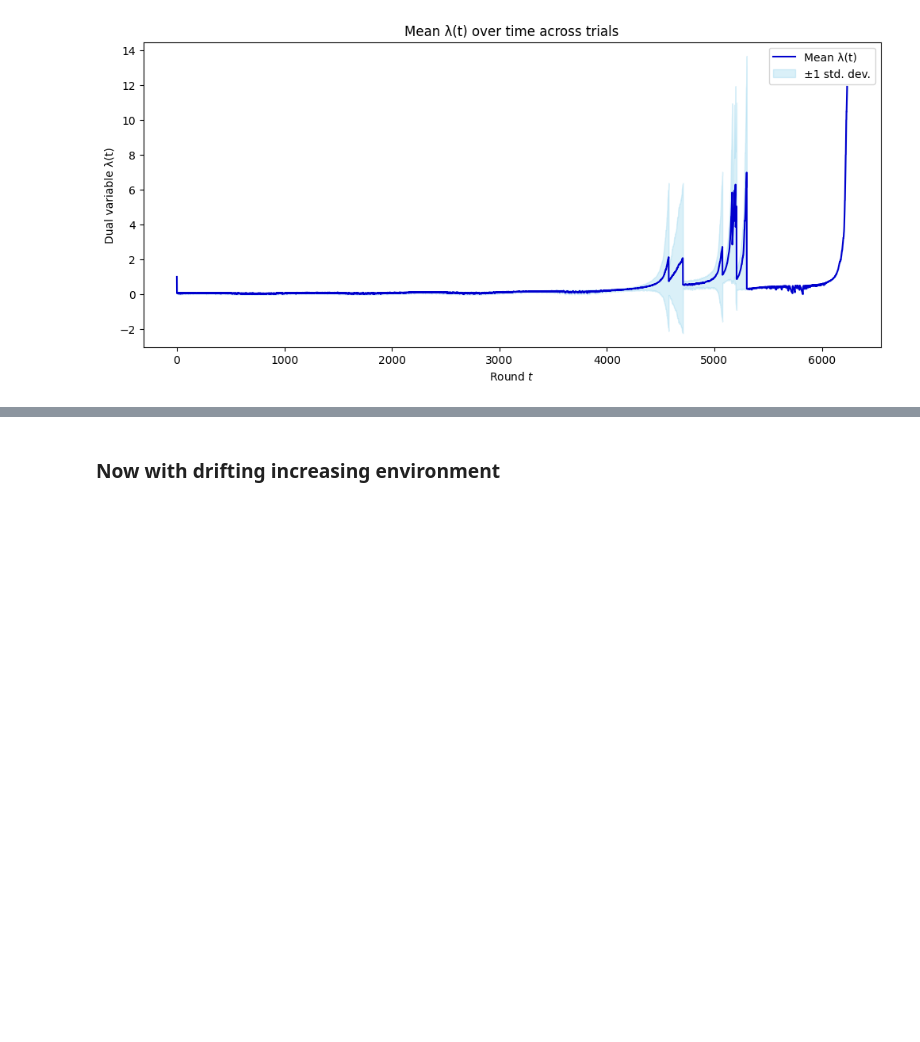
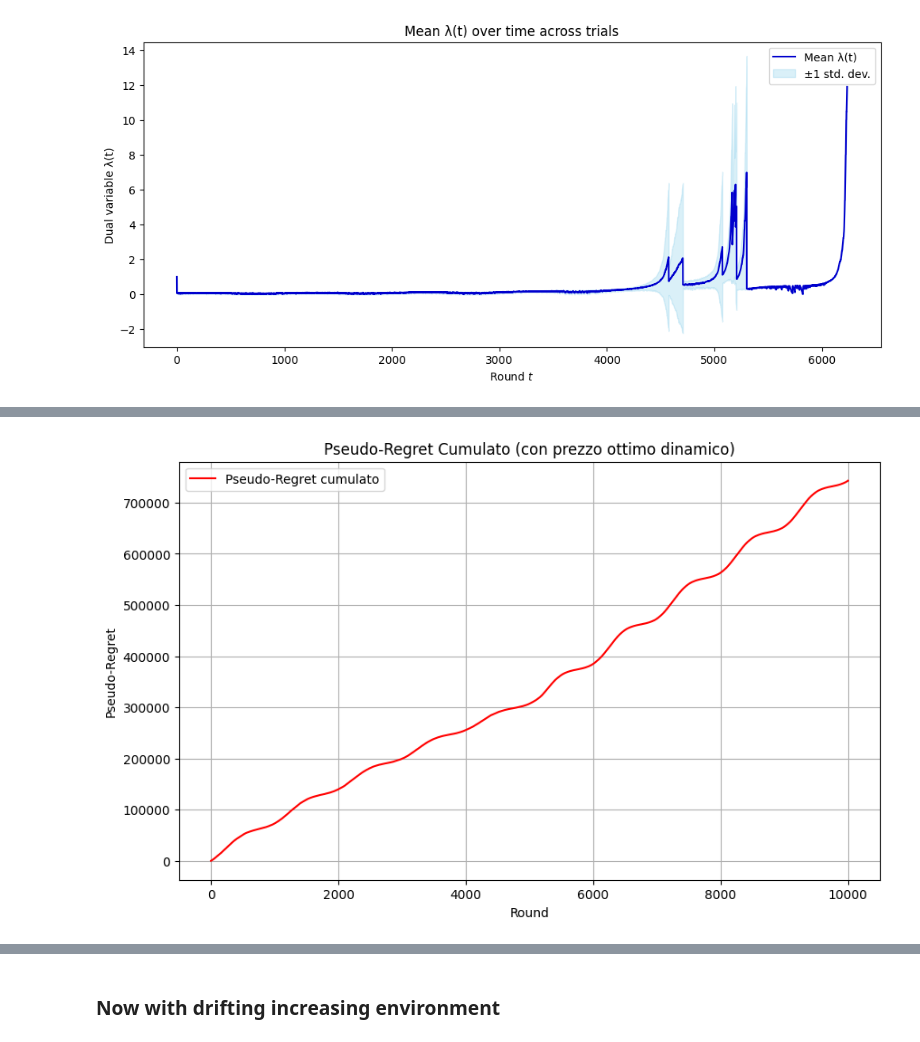
Before and after one commit to peetceenatoo/online-learning, a Jupyter notebook: R3.ipynb, the cells around one changed output, grey strips where cells are left out. Cells and saved outputs as stored; diff of their text form; code cells hidden in the pictures; blank space fills up the shorter version.

```diff
--- a/R3.ipynb
+++ b/R3.ipynb
@@ -324,0 +427,37 @@ _ = plt.legend()
+# %%
+# Per ogni round calcoliamo il mean valuation in quel round
+mean_valuations = env.initial_base_mean_valuation + env.amplitude * np.sin(2 * np.pi * np.arange(T) / env.period)
+
+# Per ogni round calcoliamo il miglior reward possibile (miglior prezzo che massimizza la funzione obiettivo)
+optimal_rewards_per_round = np.zeros(T)
+for t in range(T):
+    mu_t = mean_valuations[t]
+    best_reward_t = -np.inf
+    for p in P:
+        prob_buy = 1 - norm.cdf(p, loc=mu_t, scale=std_valuation)
+        expected_sales = prob_buy * buyers_per_round
+        expected_reward = (p - cost) * expected_sales
+        if expected_reward > best_reward_t:
+            best_reward_t = expected_reward
+    optimal_rewards_per_round[t] = best_reward_t
+
+# Cumuliamo il reward ottimale (dinamico)
+optimal_cum_reward = np.cumsum(optimal_rewards_per_round)
+
+# Reward cumulato medio dell’agente
+mean_cum_agent_reward = np.mean(all_rewards, axis=0)
+
+# Pseudo-regret cumulato
+pseudo_regret = optimal_cum_reward - mean_cum_agent_reward
+
+# Plot
+plt.figure(figsize=(10, 6))
+plt.plot(pseudo_regret, label='Pseudo-Regret cumulato', color='red')
+plt.title('Pseudo-Regret Cumulato (con prezzo ottimo dinamico)')
+plt.xlabel('Round')
+plt.ylabel('Pseudo-Regret')
+plt.grid(True)
+plt.legend()
+plt.show()
+# %% [output]
+[figure, added]
```
Also changed, not shown: parts of 9 cells of this notebook.
